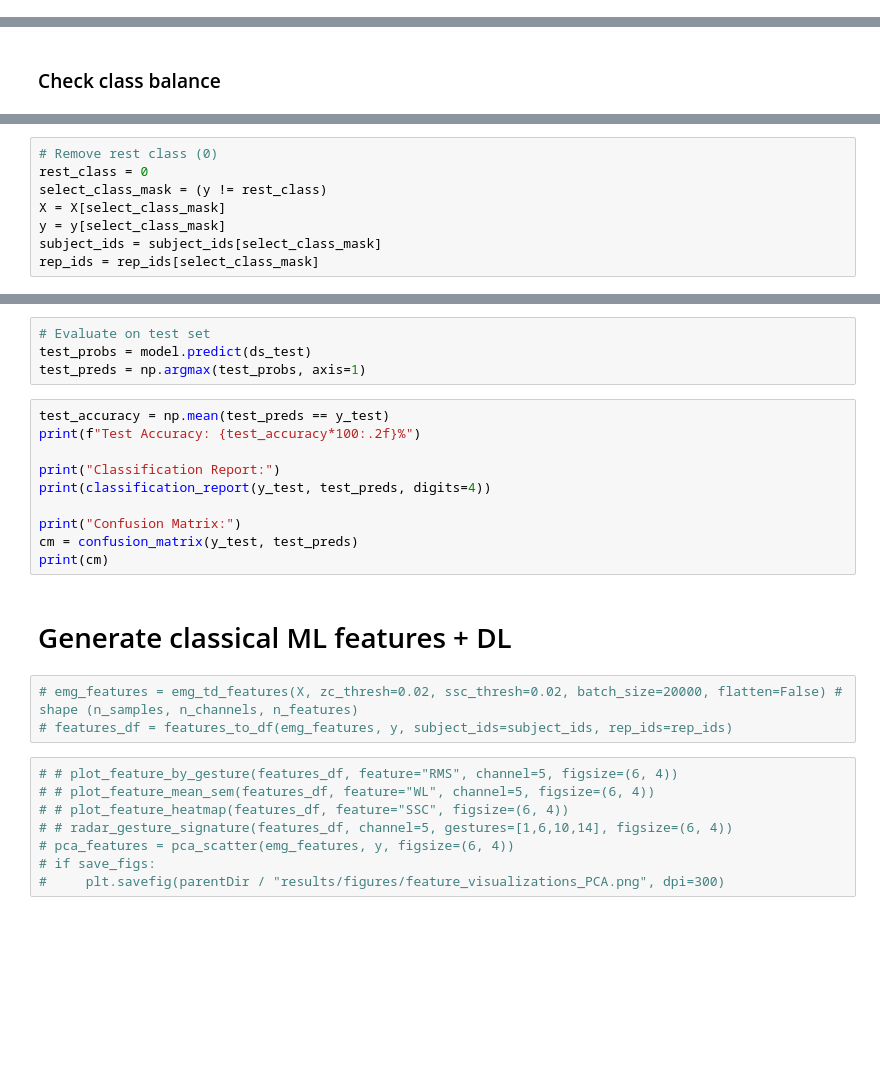
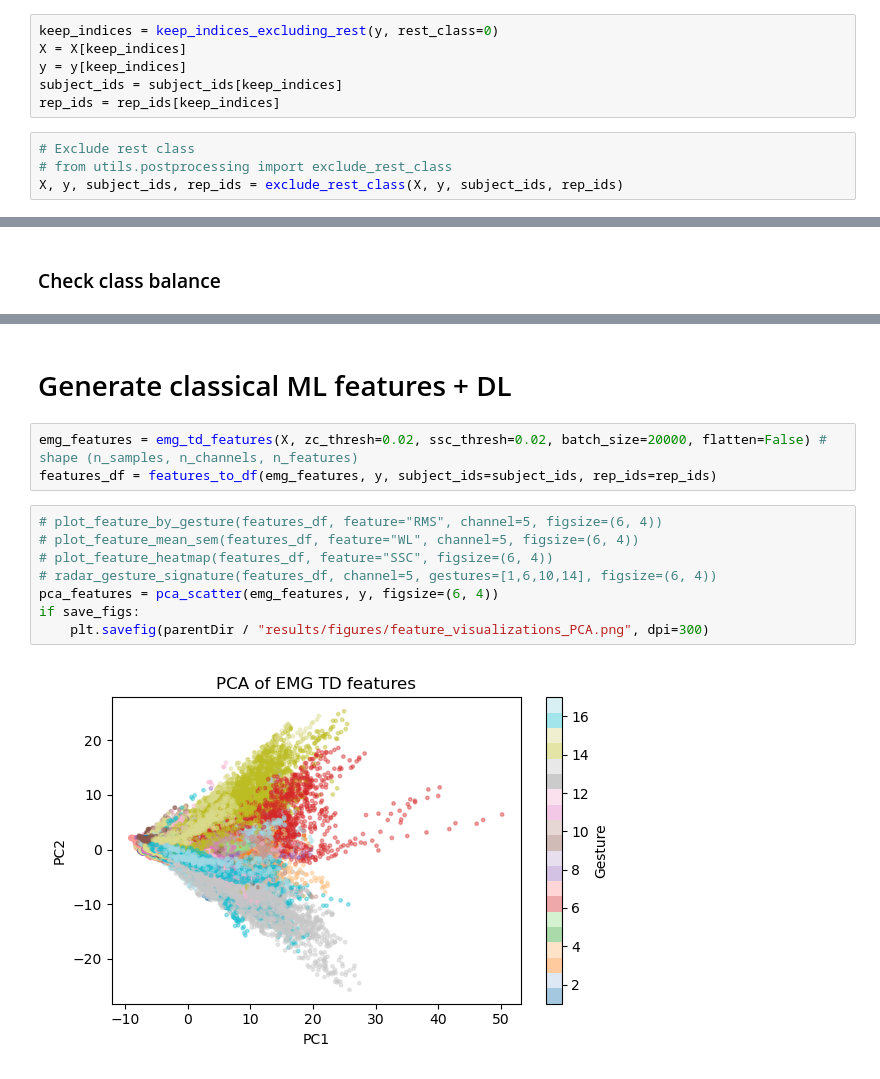
Before and after one commit to sumachinta/emg-gesture-classification-ninapro, a Jupyter notebook: notebooks/03_feature_extraction_visualization.ipynb, the cells around one changed output, grey strips where cells are left out. Cells and saved outputs as stored; diff of their text form; blank space fills up the shorter version.

Commit message:
updated to exlude rest class

```diff
--- a/notebooks/03_feature_extraction_visualization.ipynb
+++ b/notebooks/03_feature_extraction_visualization.ipynb
@@ -39,3 +44,13 @@ majority_threshold = data['majority_threshold']
+# %%
+keep_indices = keep_indices_excluding_rest(y, rest_class=0)
+X = X[keep_indices]
+y = y[keep_indices]
+subject_ids = subject_ids[keep_indices]
+rep_ids = rep_ids[keep_indices]
+# %%
+# Exclude rest class
+# from utils.postprocessing import exclude_rest_class
+X, y, subject_ids, rep_ids = exclude_rest_class(X, y, subject_ids, rep_ids)
 # %%
 print(f"Data shape: X={X.shape}, y={y.shape}, rep_ids={rep_ids.shape}, subject_ids={subject_ids.shape}")
 print(f"Unique gestures: {np.unique(y)}")
@@ -76,8 +81,0 @@ set_seeds(42)
-# %%
-# Remove rest class (0)
-rest_class = 0
-select_class_mask = (y != rest_class)
-X = X[select_class_mask]
-y = y[select_class_mask]
-subject_ids = subject_ids[select_class_mask]
-rep_ids = rep_ids[select_class_mask]
@@ -298,27 +82,15 @@ Epoch 5/60
-# %%
-# Evaluate on test set
-test_probs = model.predict(ds_test)
-test_preds = np.argmax(test_probs, axis=1)
-# %%
-test_accuracy = np.mean(test_preds == y_test)
-print(f"Test Accuracy: {test_accuracy*100:.2f}%")
-
-print("Classification Report:")
-print(classification_report(y_test, test_preds, digits=4))
-
-print("Confusion Matrix:")
-cm = confusion_matrix(y_test, test_preds)
-print(cm)
 # %% [markdown]
 # Generate classical ML features + DL
 # %%
-# emg_features = emg_td_features(X, zc_thresh=0.02, ssc_thresh=0.02, batch_size=20000, flatten=False) # shape (n_samples, n_channels, n_features)
-# features_df = features_to_df(emg_features, y, subject_ids=subject_ids, rep_ids=rep_ids)
+emg_features = emg_td_features(X, zc_thresh=0.02, ssc_thresh=0.02, batch_size=20000, flatten=False) # shape (n_samples, n_channels, n_features)
+features_df = features_to_df(emg_features, y, subject_ids=subject_ids, rep_ids=rep_ids)
 # %%
-# # plot_feature_by_gesture(features_df, feature="RMS", channel=5, figsize=(6, 4))
-# # plot_feature_mean_sem(features_df, feature="WL", channel=5, figsize=(6, 4))
-# # plot_feature_heatmap(features_df, feature="SSC", figsize=(6, 4))
-# # radar_gesture_signature(features_df, channel=5, gestures=[1,6,10,14], figsize=(6, 4))
-# pca_features = pca_scatter(emg_features, y, figsize=(6, 4))
-# if save_figs:
-#     plt.savefig(parentDir / "results/figures/feature_visualizations_PCA.png", dpi=300)
+# plot_feature_by_gesture(features_df, feature="RMS", channel=5, figsize=(6, 4))
+# plot_feature_mean_sem(features_df, feature="WL", channel=5, figsize=(6, 4))
+# plot_feature_heatmap(features_df, feature="SSC", figsize=(6, 4))
+# radar_gesture_signature(features_df, channel=5, gestures=[1,6,10,14], figsize=(6, 4))
+pca_features = pca_scatter(emg_features, y, figsize=(6, 4))
+if save_figs:
+    plt.savefig(parentDir / "results/figures/feature_visualizations_PCA.png", dpi=300)
+# %% [output]
+[figure, added]
```
Also changed, not shown: parts of 20 cells of this notebook.
